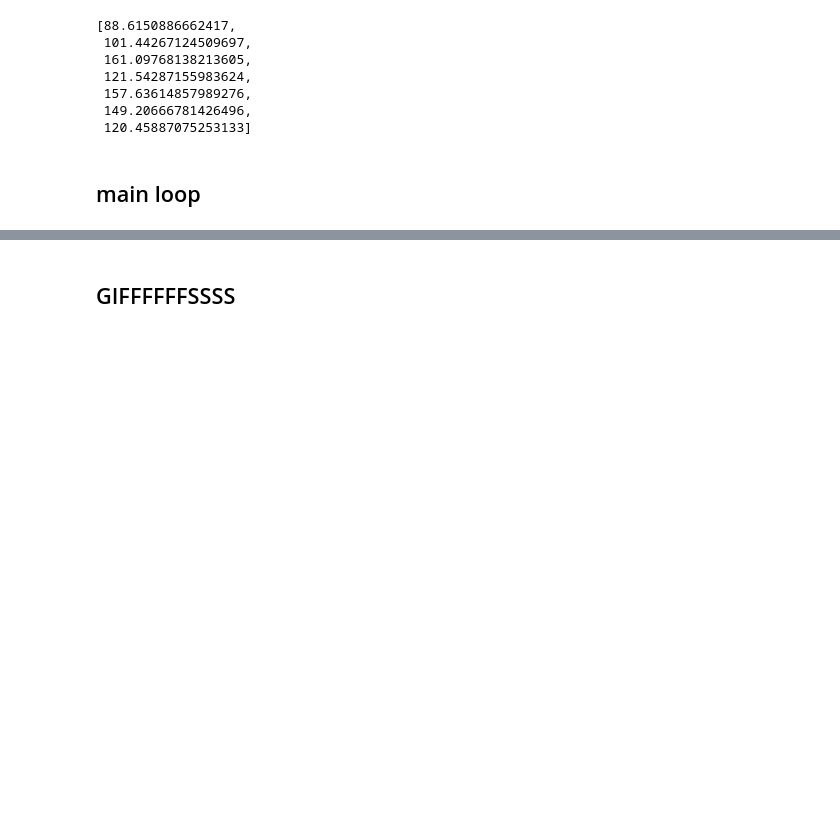
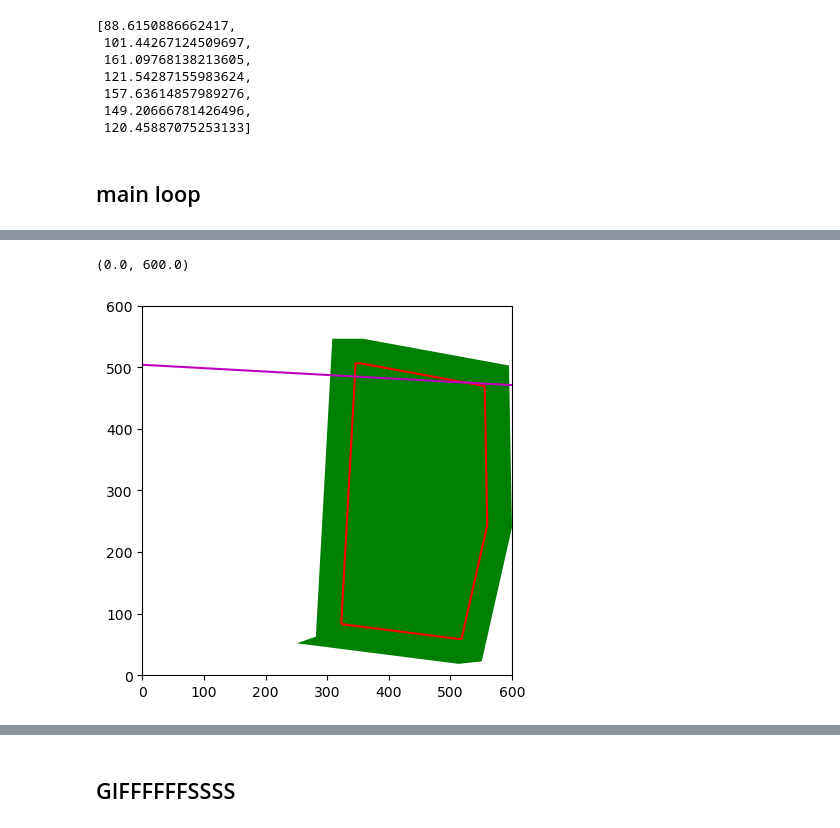
Before and after one commit to NickBak08/AgricultureRobotics, a Jupyter notebook: PathPlanning/testing_functions.ipynb, the cells around one changed output, grey strips where cells are left out. Saved outputs shown, nothing was run; the diff lists cells and outputs as text; code cells hidden in the pictures; blank space fills up the shorter version.

```diff
--- a/PathPlanning/testing_functions.ipynb
+++ b/PathPlanning/testing_functions.ipynb
@@ -1399 +1522,12 @@ max(base.xy[0])
+# %%
+bases_df = gpd.GeoSeries(bases)
+fig, ax = plt.subplots()
+field.plot(ax = ax, color  = 'g')
+field_headlands.boundary.plot(ax =ax, color = 'r')
+ax.plot(*bases_df[0].xy,color = 'm')
+ax.set_xlim(0,600)
+ax.set_ylim(0,600)
+# %% [output]
+(0.0, 600.0)
+[figure, added]
 # %%
```
Also changed, not shown: parts of 17 cells of this notebook.
